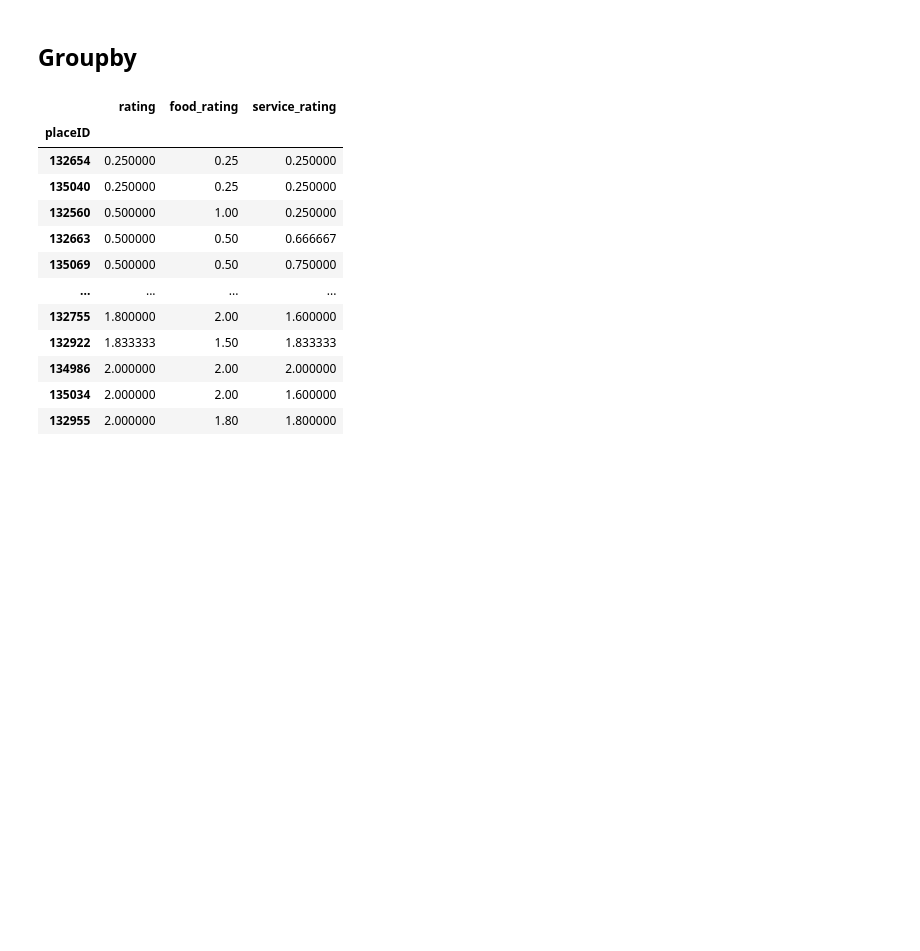
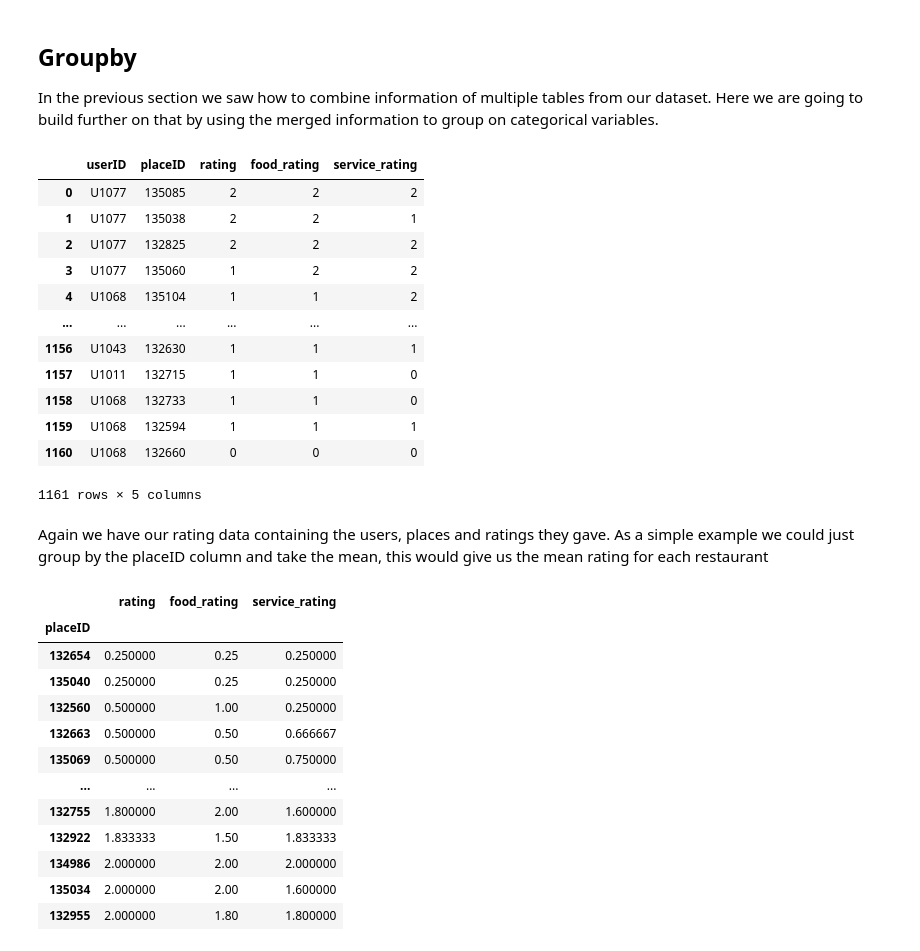
Before and after one commit to LorenzF/data-science-practical-approach, a Jupyter notebook: src/c3_data_preprocessing/groupby.ipynb, the cells around one changed output. Drawn from its saved outputs; the diff is of its cells as text; code cells hidden in the pictures; blank space fills up the shorter version.

```diff
--- a/src/c3_data_preprocessing/groupby.ipynb
+++ b/src/c3_data_preprocessing/groupby.ipynb
@@ -1,9 +1,30 @@
 # %% [markdown]
 ## Groupby
+
+In the previous section we saw how to combine information of multiple tables from our dataset.
+Here we are going to build further on that by using the merged information to group on categorical variables.
 # %%
 import pandas as pd
 # %%
-rating_df = pd.read_csv('./data/cuisine/rating_final.csv')
+rating_df = pd.read_csv('https://raw.githubusercontent.com/LorenzF/data-science-practical-approach/main/src/c3_data_preprocessing/data/cuisine/rating_final.csv')
+rating_df
+# %% [output]
+|  | userID | placeID | rating | food_rating | service_rating |
+| 0 | U1077 | 135085 | 2 | 2 | 2 |
+| 1 | U1077 | 135038 | 2 | 2 | 1 |
+| 2 | U1077 | 132825 | 2 | 2 | 2 |
+| 3 | U1077 | 135060 | 1 | 2 | 2 |
+| 4 | U1068 | 135104 | 1 | 1 | 2 |
+| ... | ... | ... | ... | ... | ... |
+| 1156 | U1043 | 132630 | 1 | 1 | 1 |
+| 1157 | U1011 | 132715 | 1 | 1 | 0 |
+| 1158 | U1068 | 132733 | 1 | 1 | 0 |
+| 1159 | U1068 | 132594 | 1 | 1 | 1 |
+| 1160 | U1068 | 132660 | 0 | 0 | 0 |
+1161 rows × 5 columns
+# %% [markdown]
+Again we have our rating data containing the users, places and ratings they gave.
+As a simple example we could just group by the placeID column and take the mean, this would give us the mean rating for each restaurant
 # %%
 grouped_rating_df = rating_df.groupby('placeID').mean().sort_values('rating')
 grouped_rating_df
```
Also changed, not shown: parts of 23 cells of this notebook, 2 other files.
